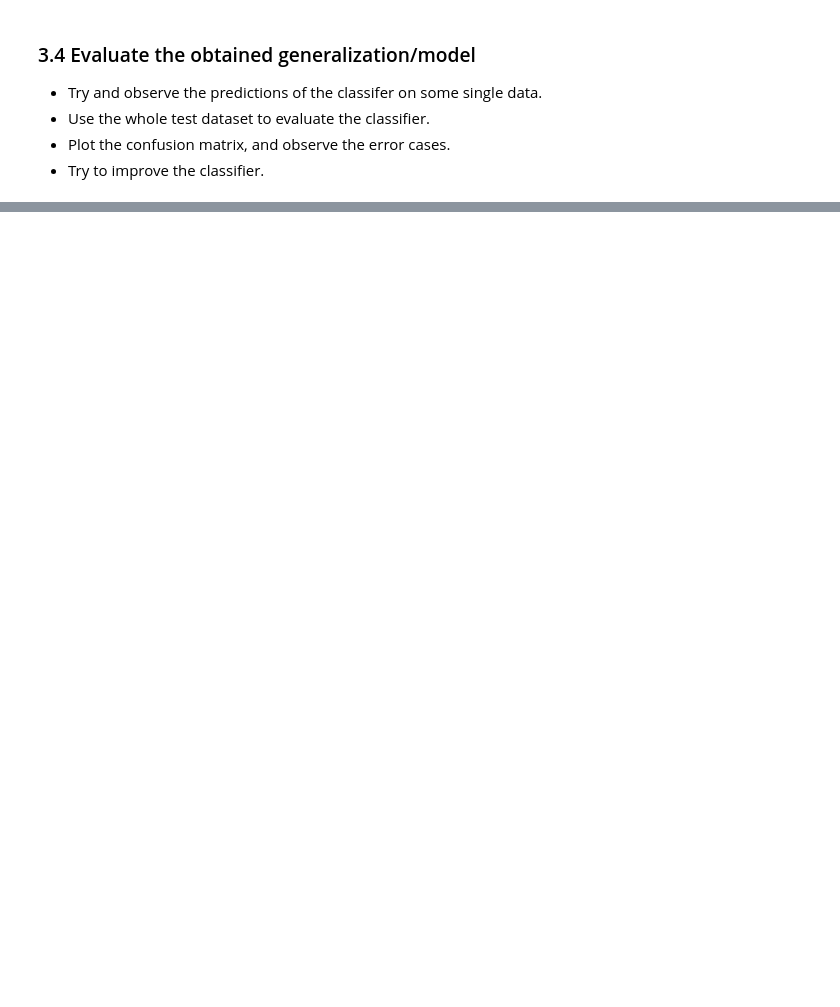
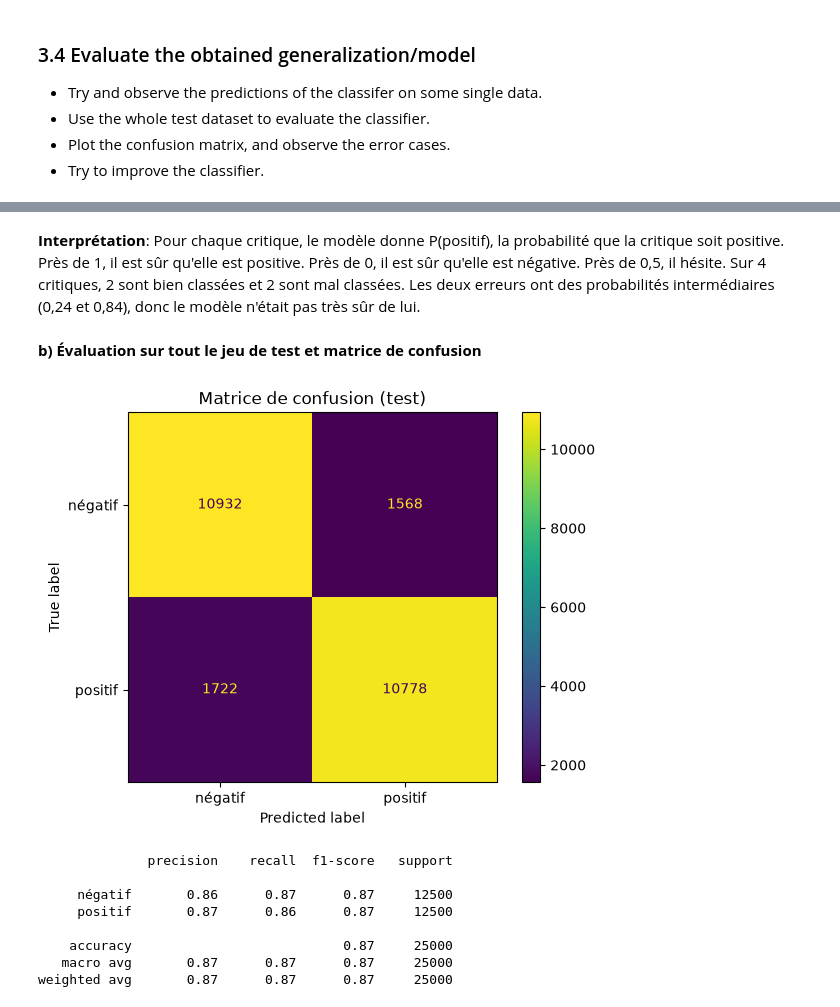
Before and after one commit to ismailab2/PROJET_AAA, a Jupyter notebook: DMFacultatif/Ffiche_datasets_AAA.ipynb, the cells around one changed output, grey strips where cells are left out. Drawn from its saved outputs; the diff is of its cells as text; code cells hidden in the pictures; blank space fills up the shorter version.

```diff
--- a/DMFacultatif/Ffiche_datasets_AAA.ipynb
+++ b/DMFacultatif/Ffiche_datasets_AAA.ipynb
@@ -496,0 +498,9 @@ N.B.: Without Tensorflow, it can take some time, but not so much, e.g., with `SG
+# %%
+from sklearn.linear_model import SGDClassifier
+
+# perte logistique => le classifieur fournit des probabilités (predict_proba), comme une régression logistique
+clf = SGDClassifier(loss="log_loss", random_state=42, max_iter=1000, tol=1e-3)
+clf.fit(x_train, y_train.astype(int))
+
+print("Précision entraînement :", clf.score(x_train, y_train.astype(int)))
+print("Précision test         :", clf.score(x_test, y_test.astype(int)))
@@ -503,0 +541,24 @@ N.B.: Without Tensorflow, it can take some time, but not so much, e.g., with `SG
+# %% [markdown]
+**Interprétation**: Pour chaque critique, le modèle donne P(positif), la probabilité que la critique soit positive. Près de 1, il est sûr qu'elle est positive. Près de 0, il est sûr qu'elle est négative. Près de 0,5, il hésite. Sur 4 critiques, 2 sont bien classées et 2 sont mal classées. Les deux erreurs ont des probabilités intermédiaires (0,24 et 0,84), donc le modèle n'était pas très sûr de lui.
+# %% [markdown]
+**b) Évaluation sur tout le jeu de test et matrice de confusion**
+# %%
+import matplotlib.pyplot as plt
+from sklearn.metrics import ConfusionMatrixDisplay, classification_report
+
+y_pred = clf.predict(x_test)
+ConfusionMatrixDisplay.from_predictions(y_test.astype(int), y_pred,
+                                        display_labels=["négatif", "positif"])
+plt.title("Matrice de confusion (test)")
+plt.show()
+print(classification_report(y_test.astype(int), y_pred, target_names=["négatif", "positif"]))
+# %% [output]
+[figure, added]
+              precision    recall  f1-score   support
+
+     négatif       0.86      0.87      0.87     12500
+     positif       0.87      0.86      0.87     12500
+
+    accuracy                           0.87     25000
+   macro avg       0.87      0.87      0.87     25000
+weighted avg       0.87      0.87      0.87     25000
```
Also changed, not shown: parts of 23 cells of this notebook.
